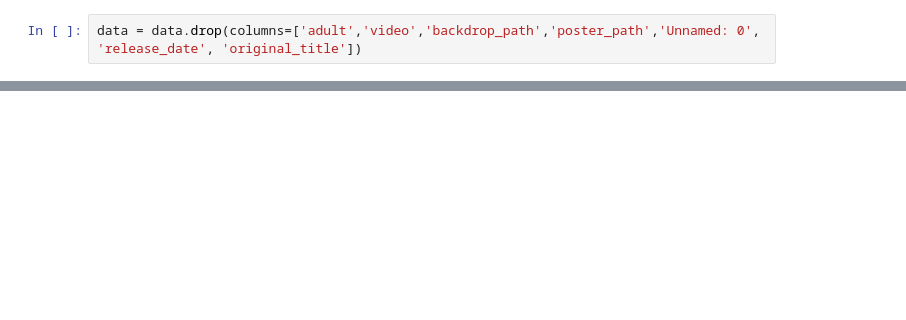
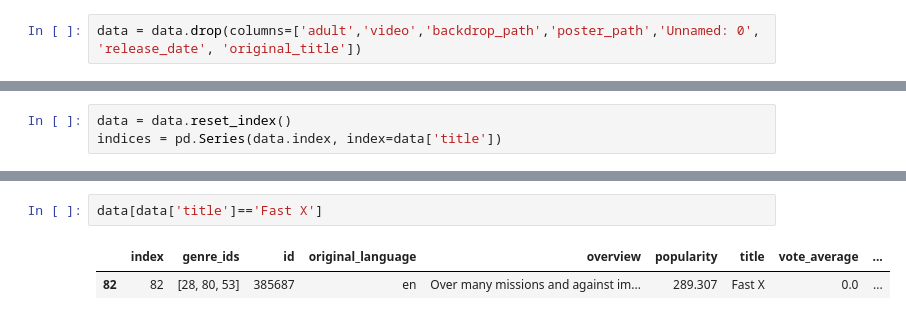
Before and after one commit to Jasonti20/437Group7, a Jupyter notebook: creatingModel.ipynb, the cells around one changed output, grey strips where cells are left out. Saved outputs shown, nothing was run; the diff lists cells and outputs as text; blank space fills up the shorter version.

```diff
--- a/creatingModel.ipynb
+++ b/creatingModel.ipynb
@@ -309,0 +269,3 @@ data['genre:Action'].value_counts()[1]
+# %%
+data = data.reset_index()
+indices = pd.Series(data.index, index=data['title'])
@@ -309,0 +295,5 @@ data['genre:Action'].value_counts()[1]
+# %%
+data[data['title']=='Fast X']
+# %% [output]
+|  | index | genre_ids | id | original_language | overview | popularity | title | vote_average | ... |
+| 82 | 82 | [28, 80, 53] | 385687 | en | Over many missions and against im... | 289.307 | Fast X | 0.0 | ... |
```
Also changed, not shown: parts of 32 cells of this notebook, 2 other files.
